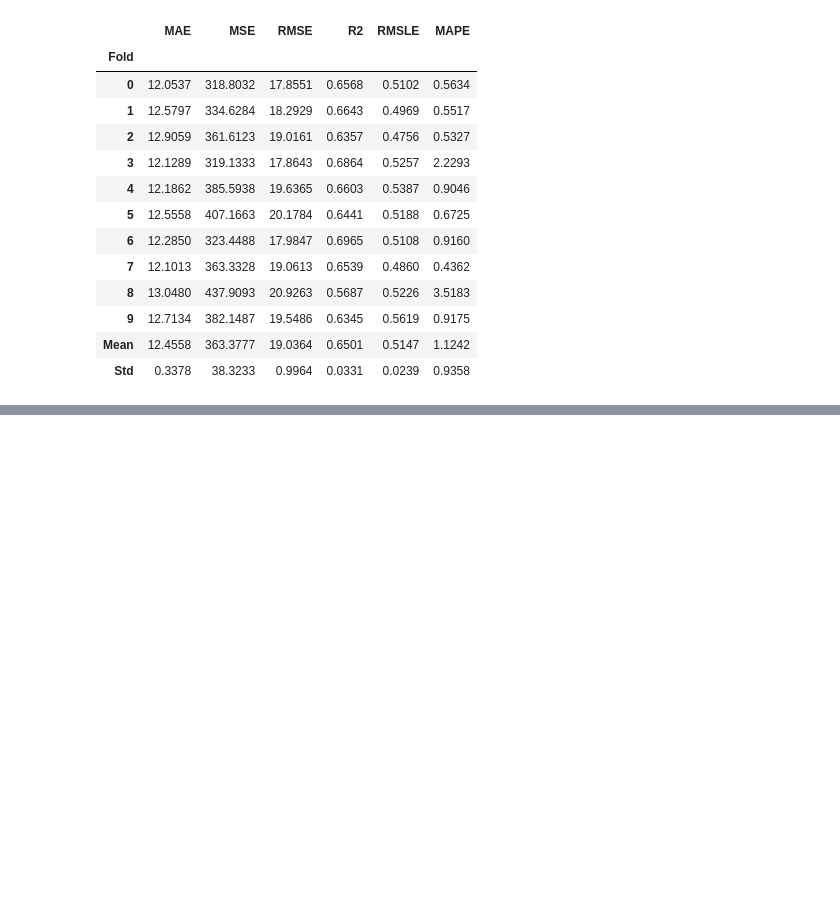
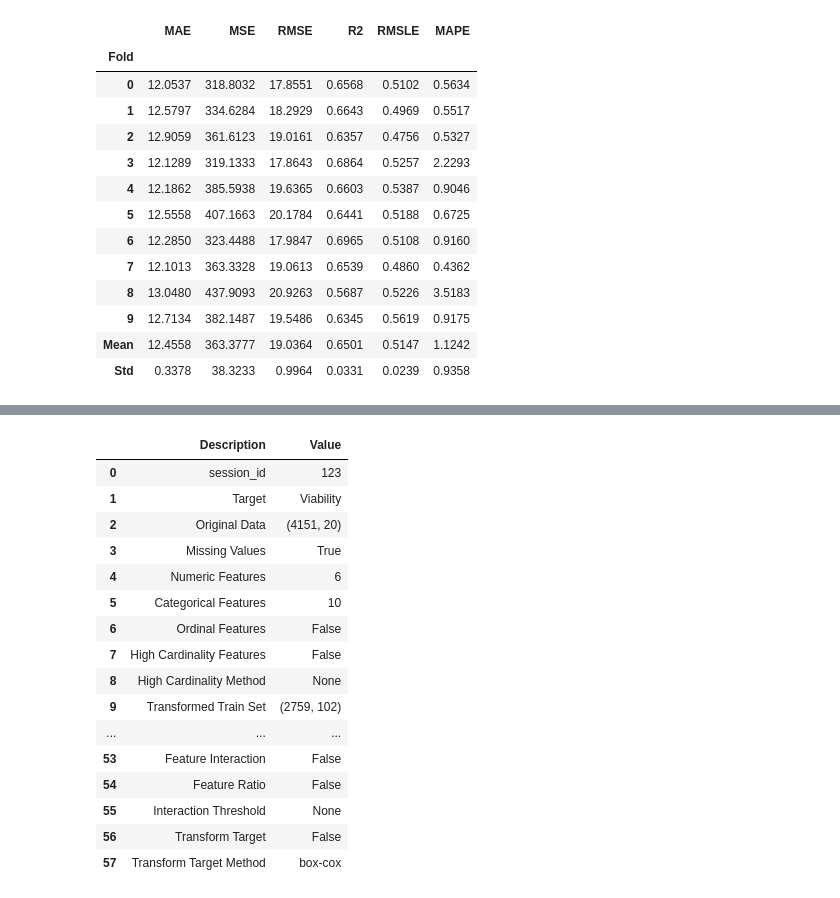
Before and after one commit to ammar257ammar/Nanosafety-ML-pycaret, a Jupyter notebook: analysis.ipynb, the cells around one changed output, grey strips where cells are left out. Cells and saved outputs as stored; diff of their text form; code cells hidden in the pictures; blank space fills up the shorter version.

```diff
--- a/analysis.ipynb
+++ b/analysis.ipynb
@@ -744,0 +749,2 @@ Transformation Pipeline and Model Successfully Saved
+# %%
+best_scenario = [8 , 3, 1]
@@ -744,0 +795,64 @@ Transformation Pipeline and Model Successfully Saved
+# %%
+stup_mo = setup(data = data_oxide_df, target = 'Viability',
+
+        imputation_type = sc_imputation_type,
+        numeric_imputation = sc_numeric_imputation, #default: mean
+
+        categorical_imputation = "constant", #default: constant
+        iterative_imputation_iters = 5, #default: 5
+        numeric_iterative_imputer = "lightgbm",
+        categorical_iterative_imputer = "lightgbm",
+
+        ignore_features = sc_ignore_features,
+        bin_numeric_features = sc_bin_numeric_features,
+        high_cardinality_features = sc_high_cardinality_features,
+
+        high_cardinality_method = "frequency", #default: frequency
+        handle_unknown_categorical = True, #default
+        unknown_categorical_method = "least_frequent", #default
+
+        normalize = sc_normalize, #default: False
+        remove_outliers= sc_remove_outliers, #default: False
+
+        outliers_threshold = 0.05, #default
+
+        transformation= False, #default
+        transformation_method = 'yeo-johnson', #default
+        transform_target = False,
+        combine_rare_levels = False,
+        rare_level_threshold = 0.1, #default: 0.1
+
+        remove_multicollinearity = False, #default
+        multicollinearity_threshold = 0.9, #default
+
+        ignore_low_variance = True,
+
+        feature_interaction = False,
+        feature_ratio = False,
+        polynomial_features = False,
+        trigonometry_features = False,
+
+        # don't change the following
+        session_id = 123,
+        use_gpu=False,
+        log_experiment = False,
+        silent=True,
+        experiment_name = 'nanosafety')
+# %% [output]
+|  | Description | Value |
+| 0 | session_id | 123 |
+| 1 | Target | Viability |
+| 2 | Original Data | (4151, 20) |
+| 3 | Missing Values | True |
+| 4 | Numeric Features | 6 |
+| 5 | Categorical Features | 10 |
+| 6 | Ordinal Features | False |
+| 7 | High Cardinality Features | False |
+| 8 | High Cardinality Method | None |
+| 9 | Transformed Train Set | (2759, 102) |
+| ... | ... | ... |
+| 53 | Feature Interaction | False |
+| 54 | Feature Ratio | False |
+| 55 | Interaction Threshold | None |
+| 56 | Transform Target | False |
+| 57 | Transform Target Method | box-cox |
```
Also changed, not shown: parts of 27 cells of this notebook.
